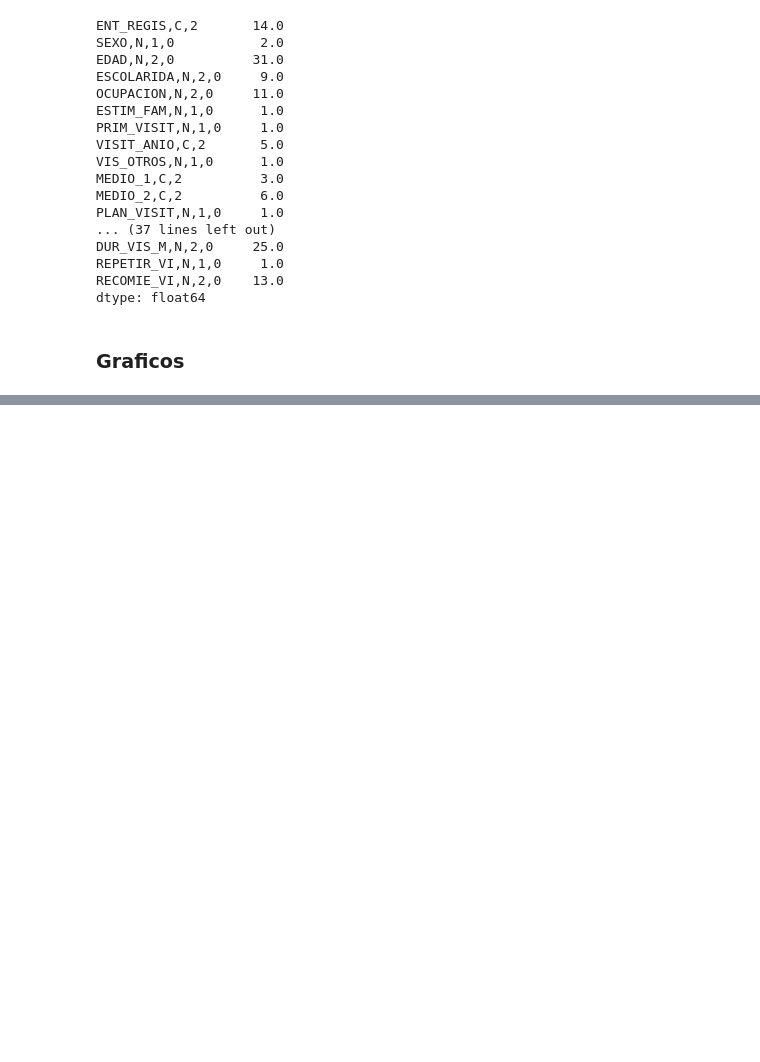
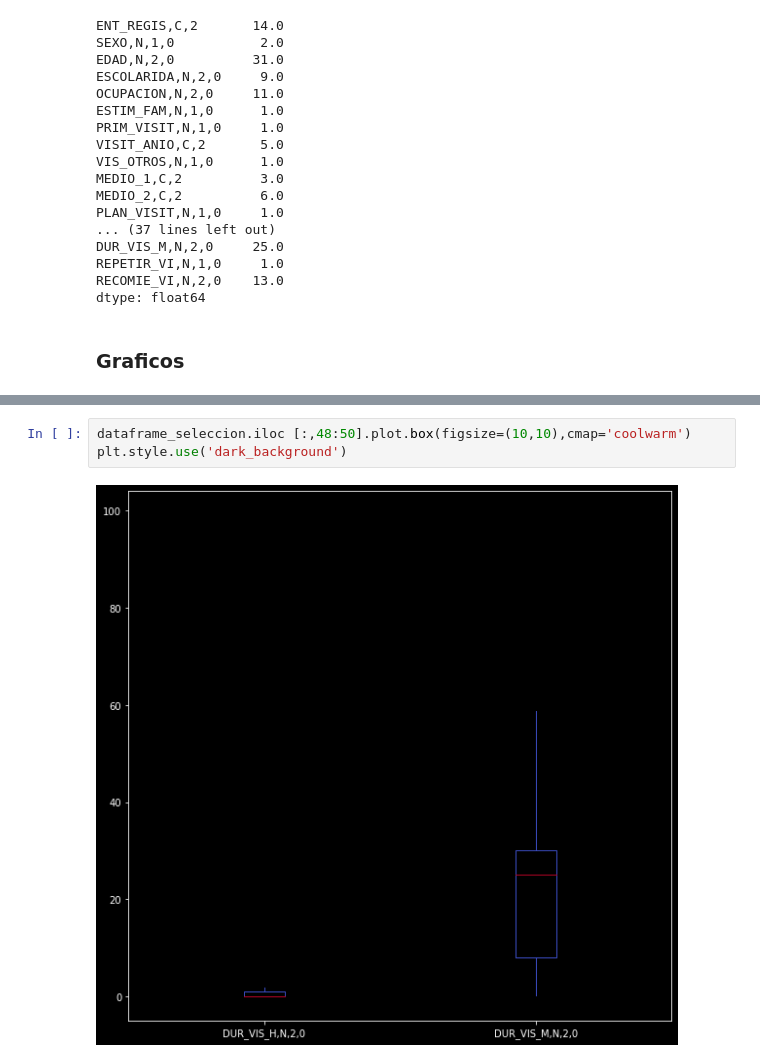
Before and after one commit to BrandonIslas/Proyecto1_Mineria_Datos, a Jupyter notebook: Reporte_Limpieza.ipynb, the cells around one changed output, grey strips where cells are left out. Saved outputs shown, nothing was run; the diff lists cells and outputs as text; blank space fills up the shorter version.

```diff
--- a/Reporte_Limpieza.ipynb
+++ b/Reporte_Limpieza.ipynb
@@ -112,0 +142,5 @@ dataframe_seleccion.iloc [:,0:5].plot.box(figsize=(10,10),cmap='coolwarm')
+# %%
+dataframe_seleccion.iloc [:,48:50].plot.box(figsize=(10,10),cmap='coolwarm')
+plt.style.use('dark_background')
+# %% [output]
+[figure, added]
```
Also changed, not shown: parts of 7 cells of this notebook.
